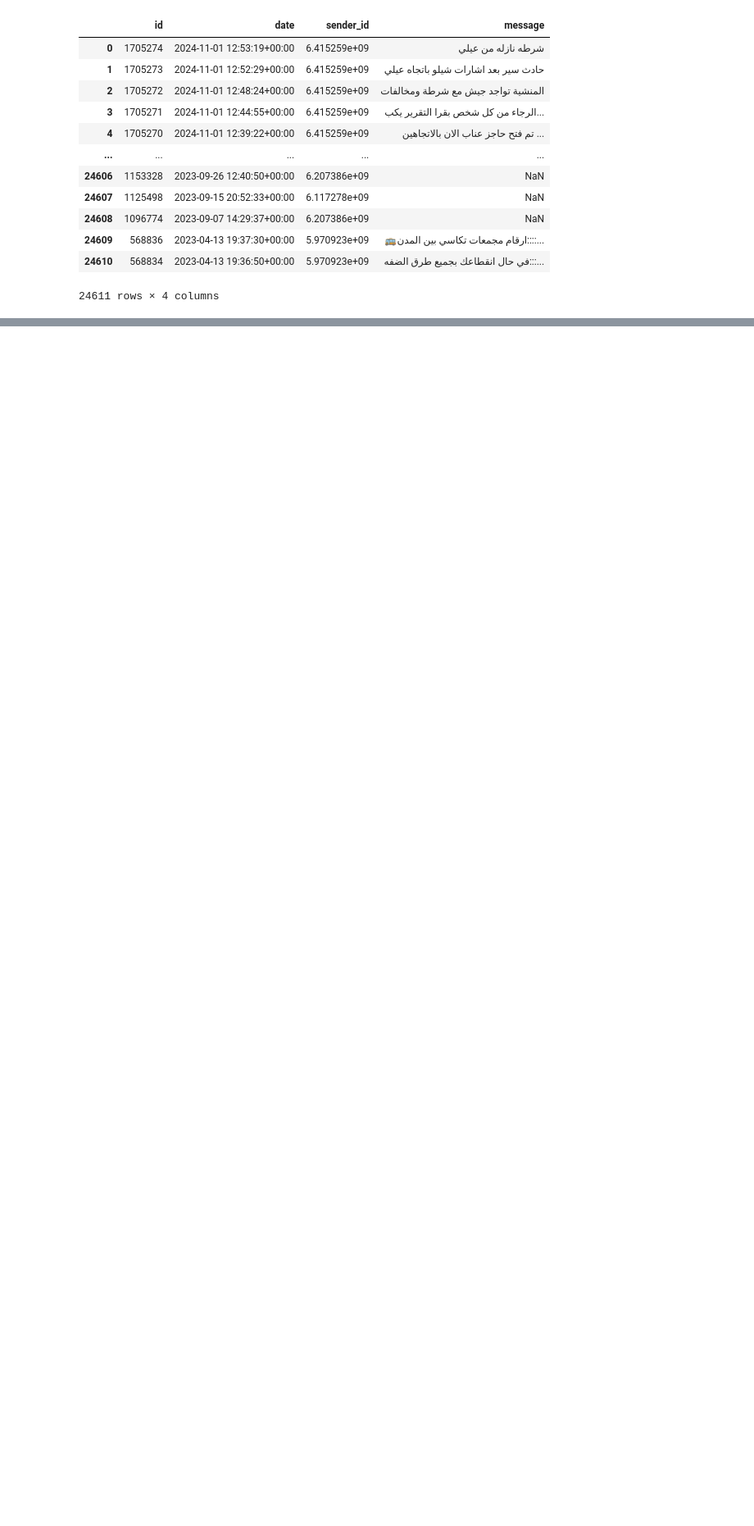
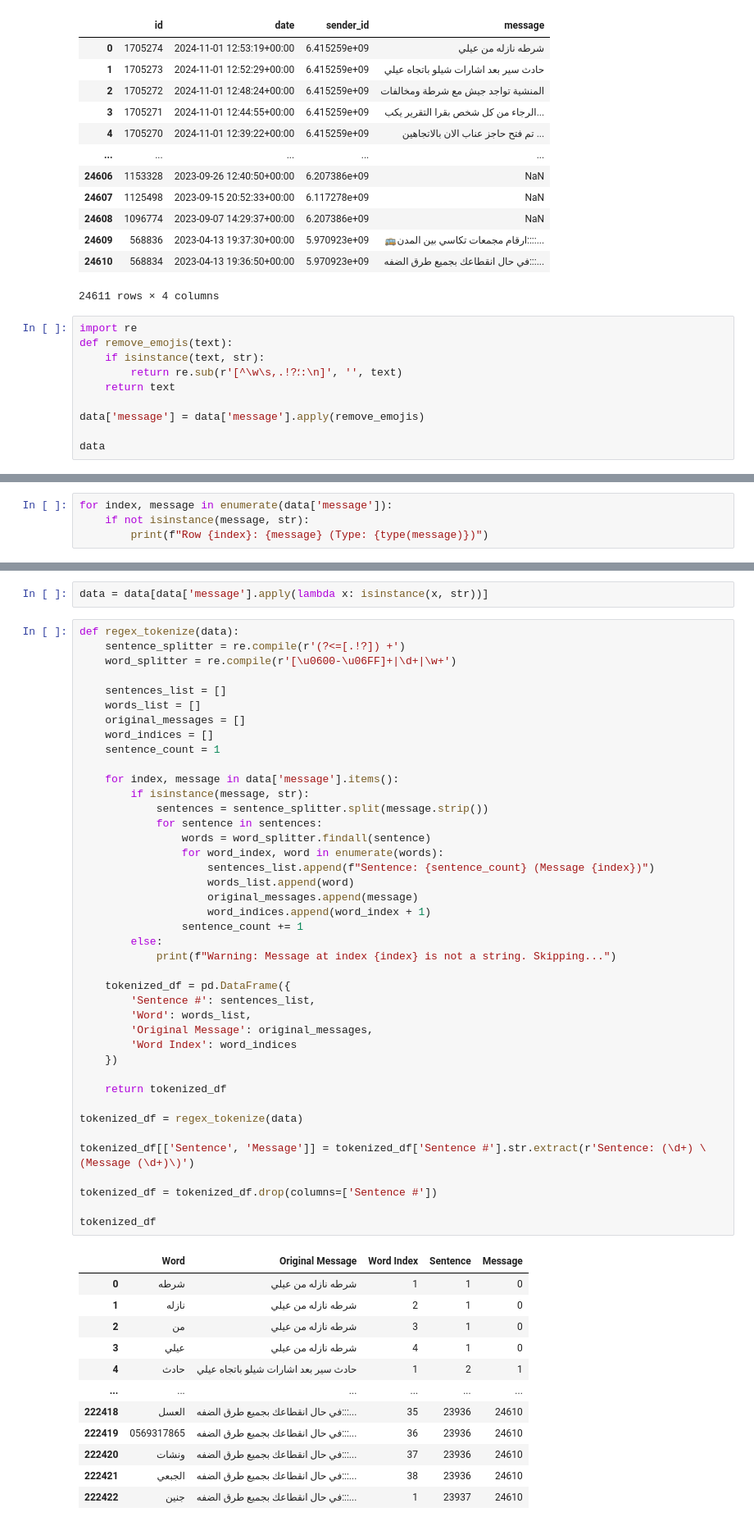
Before and after one commit to ehabsuliman/ROADWATCH, a Jupyter notebook: Road/RW.ipynb, the cells around one changed output, grey strips where cells are left out. Shown at 82% size. Saved outputs shown, nothing was run; the diff lists cells and outputs as text; blank space fills up the shorter version.

```diff
--- a/Road/RW.ipynb
+++ b/Road/RW.ipynb
@@ -18,3 +18,13 @@ data
 | 24609 | 568836 | 2023-04-13 19:37:30+00:00 | 5.970923e+09 | 🚌ارقام مجمعات تكاسي بين المدن::::... |
 | 24610 | 568834 | 2023-04-13 19:36:50+00:00 | 5.970923e+09 | في حال انقطاعك بجميع طرق الضفه:::... |
 24611 rows × 4 columns
+# %%
+import re
+def remove_emojis(text):
+    if isinstance(text, str):
+        return re.sub(r'[^\w\s,.!?؛:\n]', '', text)
+    return text
+
+data['message'] = data['message'].apply(remove_emojis)
+
+data
@@ -20,0 +75,4 @@ data
+# %%
+for index, message in enumerate(data['message']):
+    if not isinstance(message, str):
+        print(f"Row {index}: {message} (Type: {type(message)})")
@@ -20,0 +97,56 @@ data
+# %%
+data = data[data['message'].apply(lambda x: isinstance(x, str))]
+# %%
+def regex_tokenize(data):
+    sentence_splitter = re.compile(r'(?<=[.!?]) +')
+    word_splitter = re.compile(r'[\u0600-\u06FF]+|\d+|\w+')
+
+    sentences_list = []
+    words_list = []
+    original_messages = []
+    word_indices = []
+    sentence_count = 1
+
+    for index, message in data['message'].items():
+        if isinstance(message, str):
+            sentences = sentence_splitter.split(message.strip())
+            for sentence in sentences:
+                words = word_splitter.findall(sentence)
+                for word_index, word in enumerate(words):
+                    sentences_list.append(f"Sentence: {sentence_count} (Message {index})")
+                    words_list.append(word)
+                    original_messages.append(message)
+                    word_indices.append(word_index + 1)
+                sentence_count += 1
+        else:
+            print(f"Warning: Message at index {index} is not a string. Skipping...")
+
+    tokenized_df = pd.DataFrame({
+        'Sentence #': sentences_list,
+        'Word': words_list,
+        'Original Message': original_messages,
+        'Word Index': word_indices
+    })
+
+    return tokenized_df
+
+tokenized_df = regex_tokenize(data)
+
+tokenized_df[['Sentence', 'Message']] = tokenized_df['Sentence #'].str.extract(r'Sentence: (\d+) \(Message (\d+)\)')
+
+tokenized_df = tokenized_df.drop(columns=['Sentence #'])
+
+tokenized_df
+# %% [output]
+|  | Word | Original Message | Word Index | Sentence | Message |
+| 0 | شرطه | شرطه نازله من عيلي | 1 | 1 | 0 |
+| 1 | نازله | شرطه نازله من عيلي | 2 | 1 | 0 |
+| 2 | من | شرطه نازله من عيلي | 3 | 1 | 0 |
+| 3 | عيلي | شرطه نازله من عيلي | 4 | 1 | 0 |
+| 4 | حادث | حادث سير بعد اشارات شيلو باتجاه عيلي | 1 | 2 | 1 |
+| ... | ... | ... | ... | ... | ... |
+| 222418 | العسل | في حال انقطاعك بجميع طرق الضفه:::... | 35 | 23936 | 24610 |
+| 222419 | 0569317865 | في حال انقطاعك بجميع طرق الضفه:::... | 36 | 23936 | 24610 |
+| 222420 | ونشات | في حال انقطاعك بجميع طرق الضفه:::... | 37 | 23936 | 24610 |
+| 222421 | الجبعي | في حال انقطاعك بجميع طرق الضفه:::... | 38 | 23936 | 24610 |
+| 222422 | جنين | في حال انقطاعك بجميع طرق الضفه:::... | 1 | 23937 | 24610 |
```
Also changed, not shown: parts of 8 cells of this notebook.
